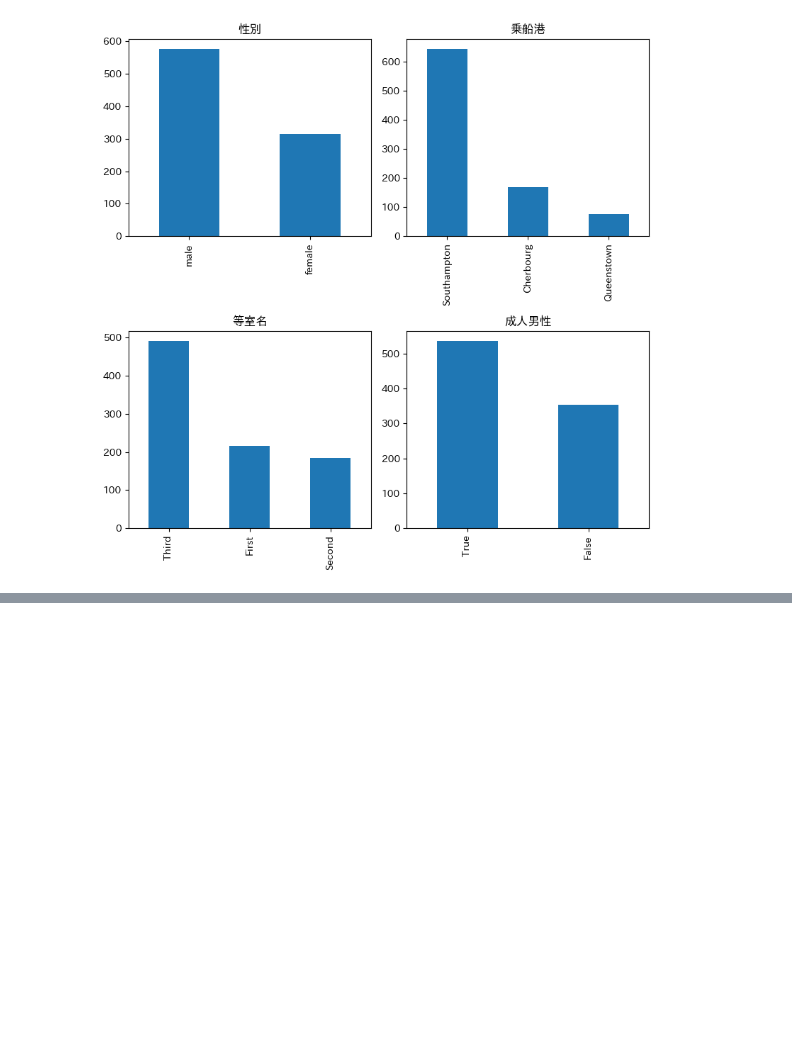
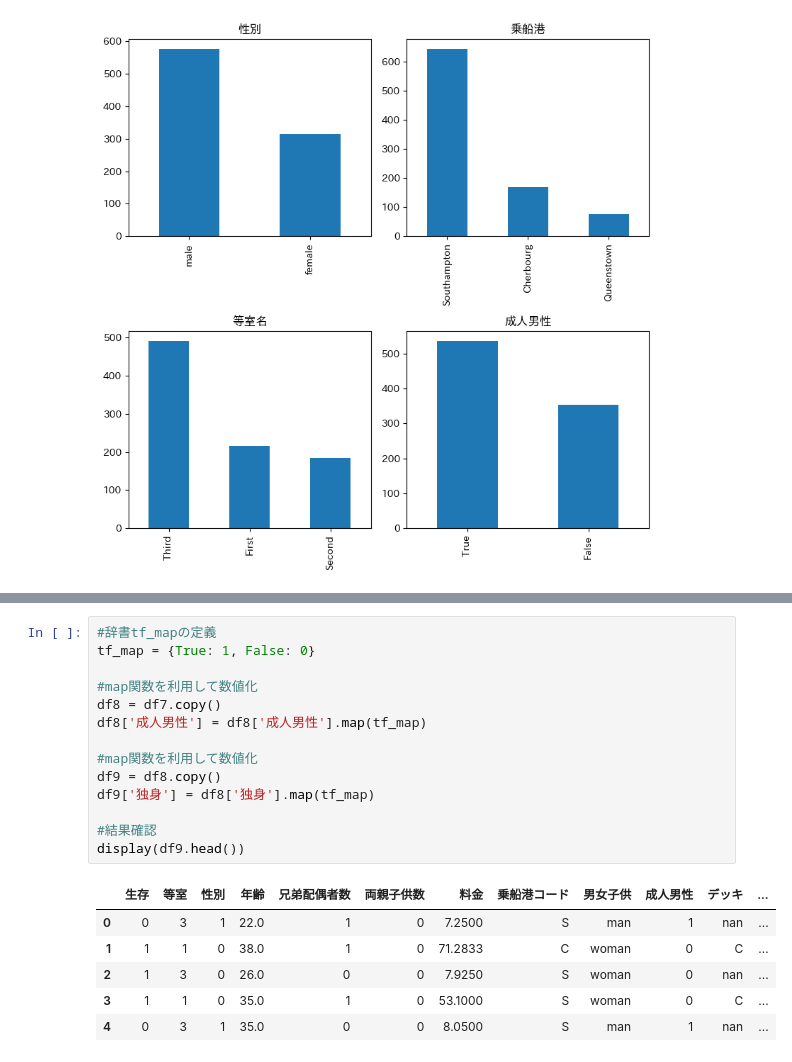
Before and after one commit to Syozaburo/Machine_learning_practice, a Jupyter notebook: Titanic_dataset.ipynb, the cells around one changed output, grey strips where cells are left out. Drawn from its saved outputs; the diff is of its cells as text; blank space fills up the shorter version.

```diff
--- a/Titanic_dataset.ipynb
+++ b/Titanic_dataset.ipynb
@@ -119,0 +227,21 @@ plt.show()
+# %%
+#辞書tf_mapの定義
+tf_map = {True: 1, False: 0}
+
+#map関数を利用して数値化
+df8 = df7.copy()
+df8['成人男性'] = df8['成人男性'].map(tf_map)
+
+#map関数を利用して数値化
+df9 = df8.copy()
+df9['独身'] = df8['独身'].map(tf_map)
+
+#結果確認
+display(df9.head())
+# %% [output]
+|  | 生存 | 等室 | 性別 | 年齢 | 兄弟配偶者数 | 両親子供数 | 料金 | 乗船港コード | 男女子供 | 成人男性 | デッキ | ... |
+| 0 | 0 | 3 | 1 | 22.0 | 1 | 0 | 7.2500 | S | man | 1 | nan | ... |
+| 1 | 1 | 1 | 0 | 38.0 | 1 | 0 | 71.2833 | C | woman | 0 | C | ... |
+| 2 | 1 | 3 | 0 | 26.0 | 0 | 0 | 7.9250 | S | woman | 0 | nan | ... |
+| 3 | 1 | 1 | 0 | 35.0 | 1 | 0 | 53.1000 | S | woman | 0 | C | ... |
+| 4 | 0 | 3 | 1 | 35.0 | 0 | 0 | 8.0500 | S | man | 1 | nan | ... |
```
Also changed, not shown: parts of 11 cells of this notebook, 1 other file.
